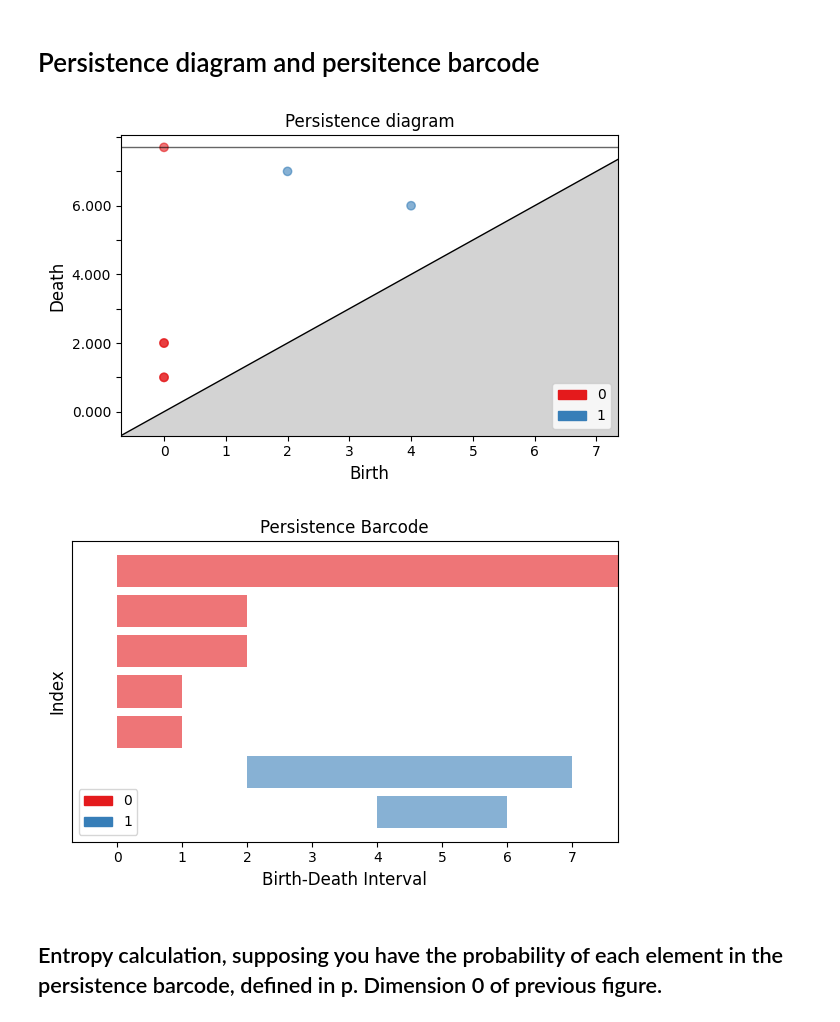
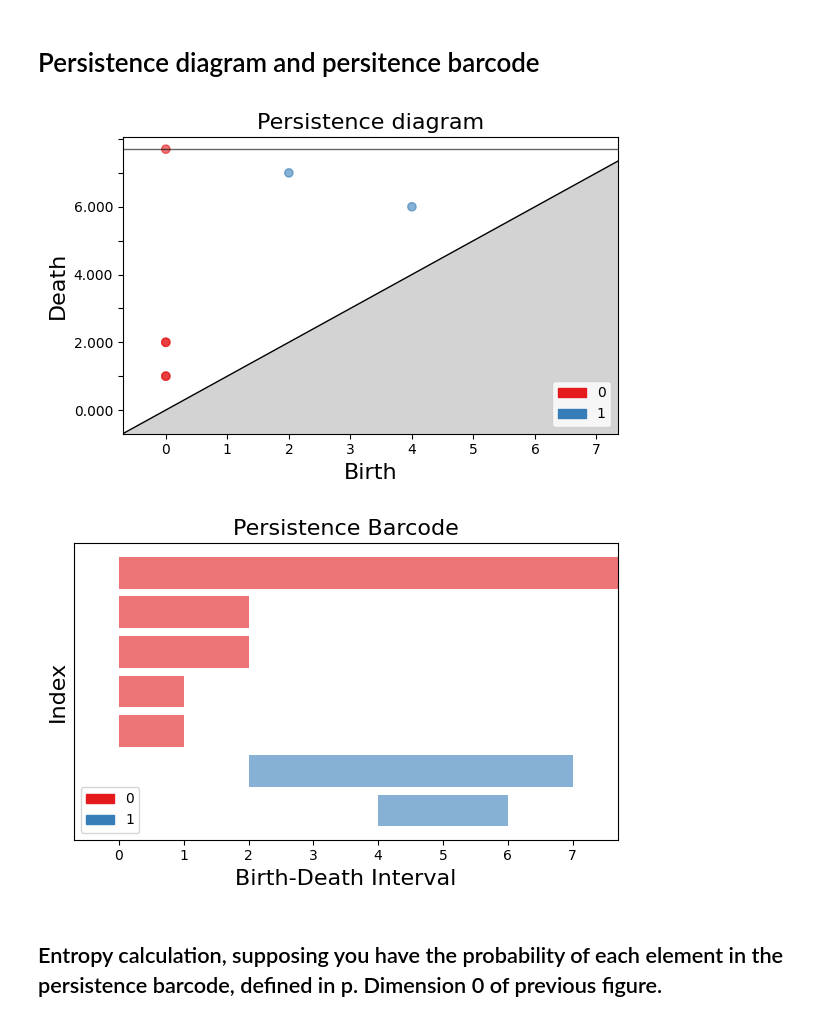
Before and after one commit to Cimagroup/ExperimentsT6.3.2_L1, a Jupyter notebook: T6-3-2-Experiments/IlustrationDeliverable/DeliverablesExamples.ipynb, the cells around one changed output. Cells and saved outputs as stored; diff of their text form; code cells hidden in the pictures.

```diff
--- a/T6-3-2-Experiments/IlustrationDeliverable/DeliverablesExamples.ipynb
+++ b/T6-3-2-Experiments/IlustrationDeliverable/DeliverablesExamples.ipynb
@@ -180,13 +180,13 @@ simplex_tree.insert([2, 3,4], filtration=7)
 persistence = simplex_tree.persistence()
 
 save_separately = True
-label_fontsize = 12
+label_fontsize = 16
 
 if save_separately:
     # Gráfico 1: Diagrama de persistencia
     fig, ax1 = plt.subplots(figsize=(6, 4))
     gd.plot_persistence_diagram(persistence, legend=True, axes=ax1)
-    ax1.set_title('Persistence diagram')
+    ax1.set_title('Persistence diagram', fontsize=label_fontsize)
     ax1.set_xlabel('Birth', fontsize=label_fontsize)
     ax1.set_ylabel('Death', fontsize=label_fontsize)
     ax1.yaxis.set_major_locator(plt.MaxNLocator(integer=True))
@@ -198,37 +198,37 @@ if save_separately:
     # Gráfico 2: Código de barras de persistencia
     fig, ax2 = plt.subplots(figsize=(6, 4))
     gd.plot_persistence_barcode(persistence, legend=True, axes=ax2)
-    ax2.set_title('Persistence Barcode')
+    ax2.set_title('Persistence Barcode', fontsize=label_fontsize)
     ax2.set_xlabel('Birth-Death Interval', fontsize=label_fontsize)
     ax2.set_ylabel('Index', fontsize=label_fontsize)
     plt.tight_layout()
     plt.savefig('images/PersistenceBarcode.png', dpi=300, bbox_inches='tight')
     plt.show()
     plt.close(fig)
 
 else:
     # Gráficos combinados
     fig, (ax1, ax2) = plt.subplots(1, 2, figsize=(12, 6))
 
     gd.plot_persistence_diagram(persistence, legend=True, axes=ax1)
     ax1.set_title('Persistence diagram', fontsize=label_fontsize)
     ax1.set_xlabel('Birth', fontsize=label_fontsize)
     ax1.set_ylabel('Death', fontsize=label_fontsize)
     ax1.text(-0.1, 1.1, 'a)', transform=ax1.transAxes, fontsize=14, fontweight='bold')
     ax1.yaxis.set_major_locator(plt.MaxNLocator(integer=True))
 
     gd.plot_persistence_barcode(persistence, legend=True, axes=ax2)
     ax2.set_title('Persistence Barcode', fontsize=label_fontsize)
     ax2.set_xlabel('Birth-Death Interval', fontsize=label_fontsize)
     ax2.set_ylabel('Index', fontsize=label_fontsize)
     ax2.text(-0.1, 1.1, 'b)', transform=ax2.transAxes, fontsize=14, fontweight='bold')
 
     plt.tight_layout()
     plt.savefig('images/PDandPB.png', dpi=300, bbox_inches='tight')
     plt.show()
 # %% [output]
-[figure, old version]
+[figure, new version]
-[figure, old version]
+[figure, new version]
 # %% [markdown]
 ## Entropy calculation, supposing you have the probability of each element in the persistence barcode, defined in p. Dimension 0 of previous figure.
 # %%
```
Also changed, not shown: 6 other files.
